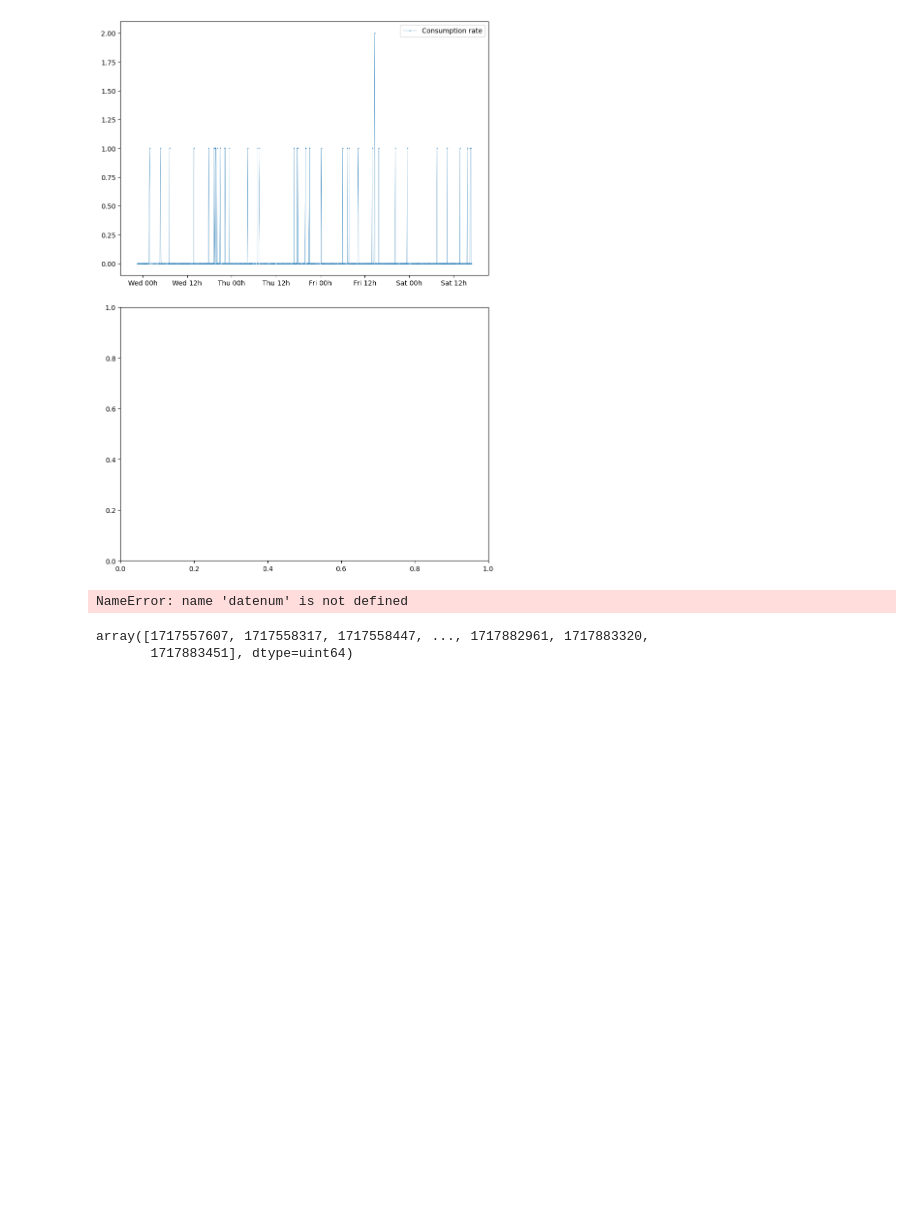
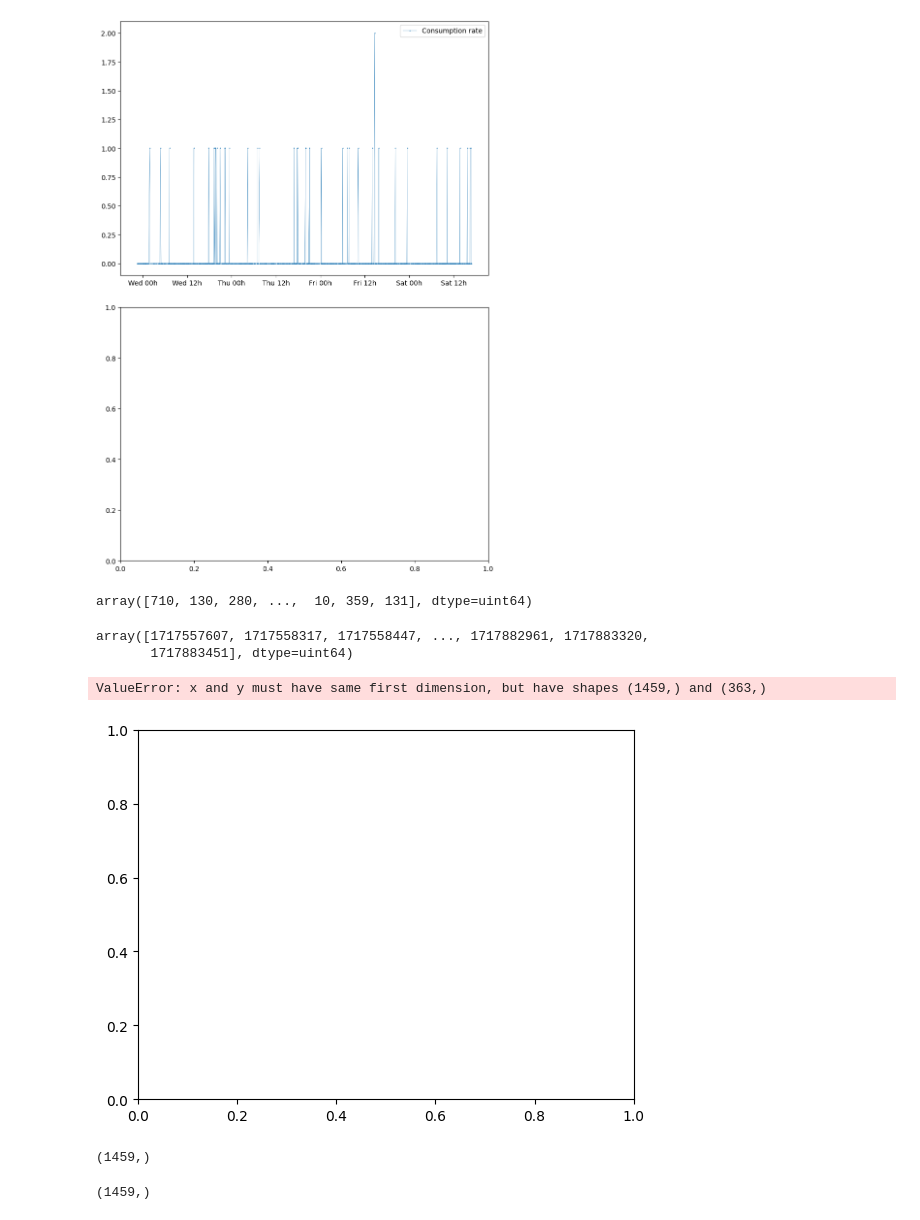
Before and after one commit to tomviolin/rtl433, a Jupyter notebook: Untitled.ipynb, the cells around one changed output. Saved outputs shown, nothing was run; the diff lists cells and outputs as text; code cells hidden in the pictures; blank space fills up the shorter version.

```diff
--- a/Untitled.ipynb
+++ b/Untitled.ipynb
@@ -4,11 +4,28 @@ run graphit.py
 eom chart20240608_165425.png
 [figure]
 # %%
-datenum
+np.diff(datenums)
 # %% [output]
-NameError: name 'datenum' is not defined
+array([710, 130, 280, ...,  10, 359, 131], dtype=uint64)
 # %%
 datenums
 # %% [output]
 array([1717557607, 1717558317, 1717558447, ..., 1717882961, 1717883320,
        1717883451], dtype=uint64)
+# %%
+regdates = np.arange(datenums.min(),datenums.max(), 15*60)
+# %%
+regy = np.interp(regdates,datenums,pdf.Consumption)
+# %%
+plt.plot(datenums, regy)
+# %% [output]
+ValueError: x and y must have same first dimension, but have shapes (1459,) and (363,)
+[figure, added]
+# %%
+datenums.shape
+# %% [output]
+(1459,)
+# %%
+pdf.Consumption.shape
+# %% [output]
+(1459,)
```
Also changed, not shown: parts of 7 cells of this notebook, 2 other files.
